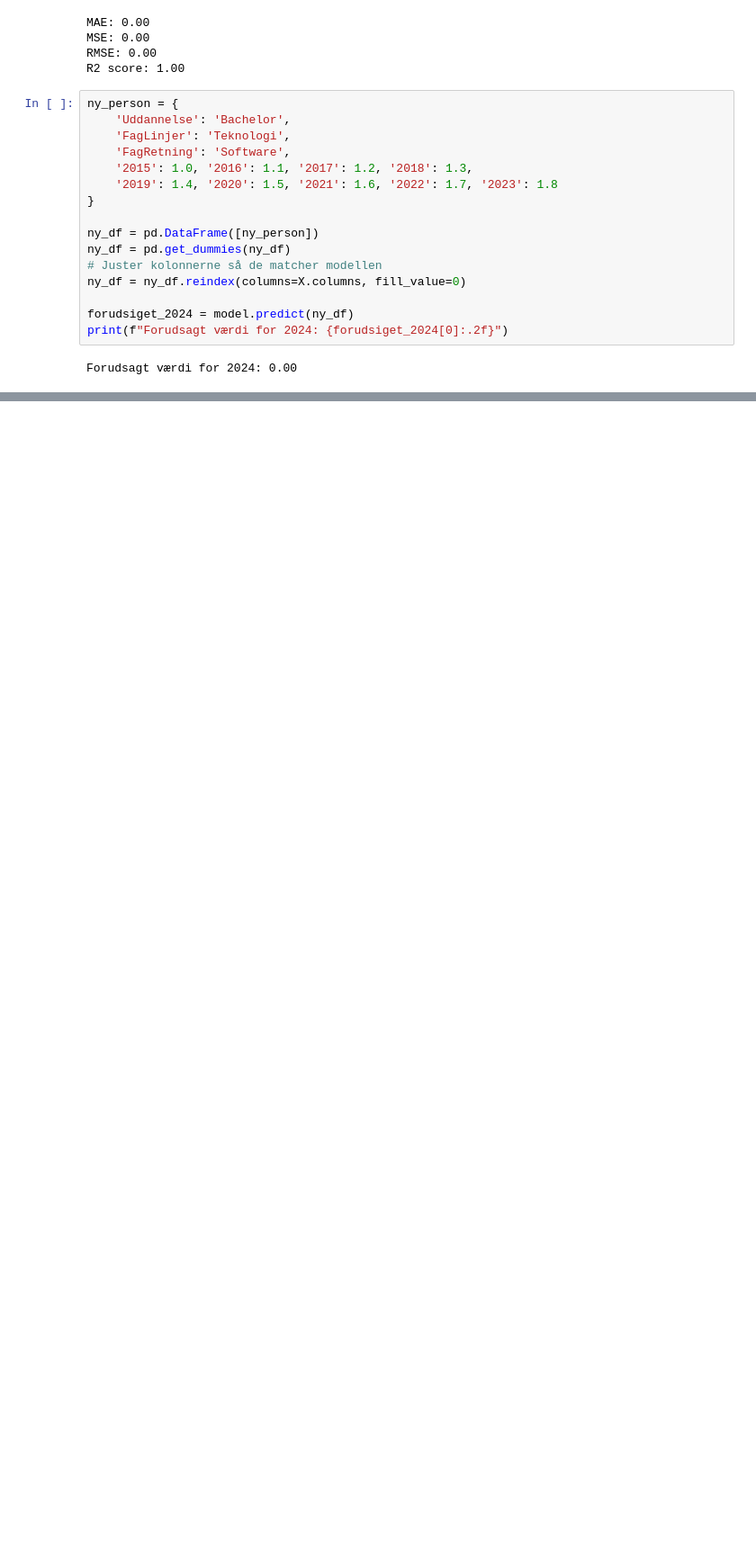
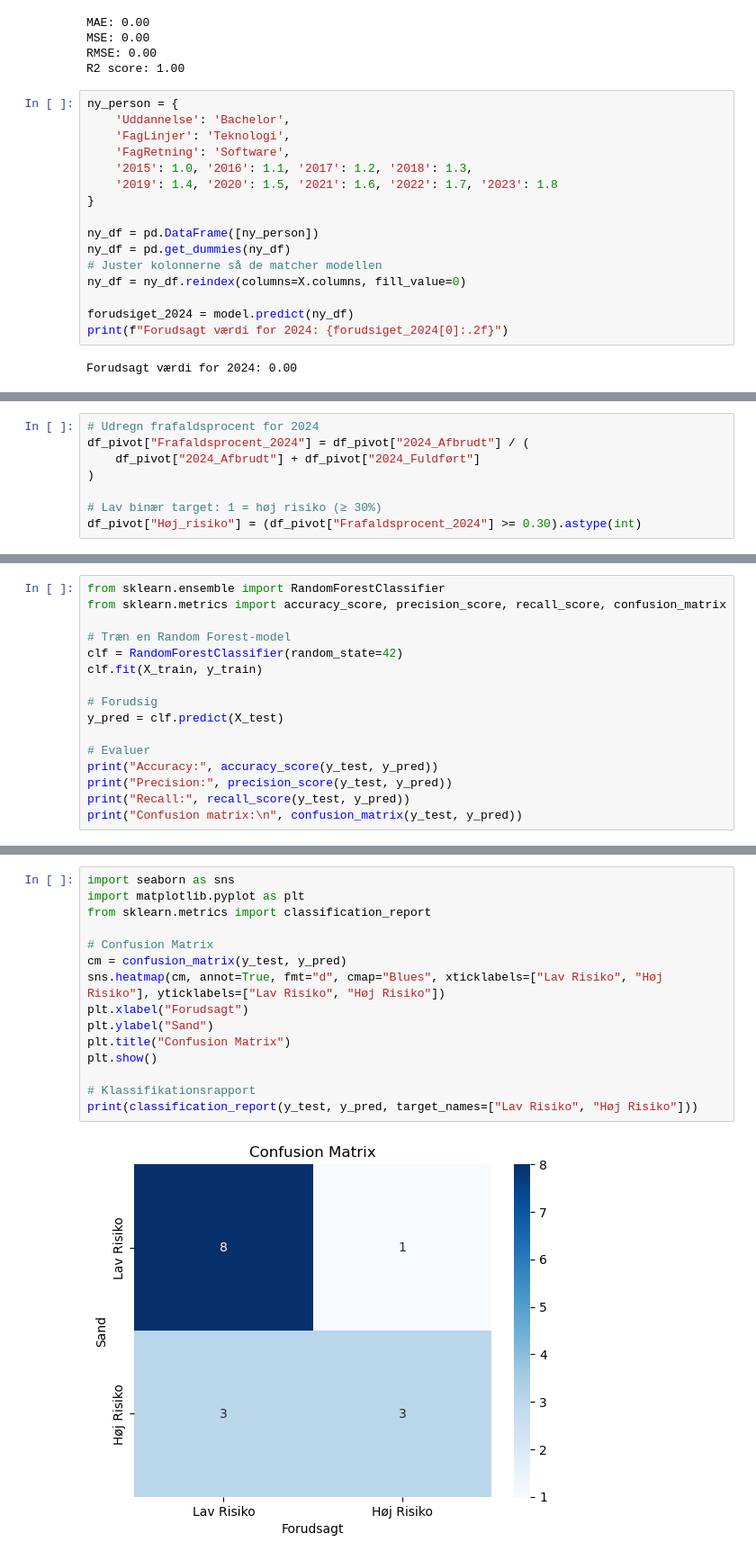
Before and after one commit to Freddo-404/Exam_BI, a Jupyter notebook: Uddannelse.ipynb, the cells around one changed output, grey strips where cells are left out. Shown at 90% size. Cells and saved outputs as stored; diff of their text form; blank space fills up the shorter version.

```diff
--- a/Uddannelse.ipynb
+++ b/Uddannelse.ipynb
@@ -283,0 +316,8 @@ Forudsagt værdi for 2024: 0.00
+# %%
+# Udregn frafaldsprocent for 2024
+df_pivot["Frafaldsprocent_2024"] = df_pivot["2024_Afbrudt"] / (
+    df_pivot["2024_Afbrudt"] + df_pivot["2024_Fuldført"]
+)
+
+# Lav binær target: 1 = høj risiko (≥ 30%)
+df_pivot["Høj_risiko"] = (df_pivot["Frafaldsprocent_2024"] >= 0.30).astype(int)
@@ -283,0 +350,16 @@ Forudsagt værdi for 2024: 0.00
+# %%
+from sklearn.ensemble import RandomForestClassifier
+from sklearn.metrics import accuracy_score, precision_score, recall_score, confusion_matrix
+
+# Træn en Random Forest-model
+clf = RandomForestClassifier(random_state=42)
+clf.fit(X_train, y_train)
+
+# Forudsig
+y_pred = clf.predict(X_test)
+
+# Evaluer
+print("Accuracy:", accuracy_score(y_test, y_pred))
+print("Precision:", precision_score(y_test, y_pred))
+print("Recall:", recall_score(y_test, y_pred))
+print("Confusion matrix:\n", confusion_matrix(y_test, y_pred))
@@ -283,0 +373,17 @@ Forudsagt værdi for 2024: 0.00
+# %%
+import seaborn as sns
+import matplotlib.pyplot as plt
+from sklearn.metrics import classification_report
+
+# Confusion Matrix
+cm = confusion_matrix(y_test, y_pred)
+sns.heatmap(cm, annot=True, fmt="d", cmap="Blues", xticklabels=["Lav Risiko", "Høj Risiko"], yticklabels=["Lav Risiko", "Høj Risiko"])
+plt.xlabel("Forudsagt")
+plt.ylabel("Sand")
+plt.title("Confusion Matrix")
+plt.show()
+
+# Klassifikationsrapport
+print(classification_report(y_test, y_pred, target_names=["Lav Risiko", "Høj Risiko"]))
+# %% [output]
+[figure, added]
```
Also changed, not shown: parts of 9 cells of this notebook.
